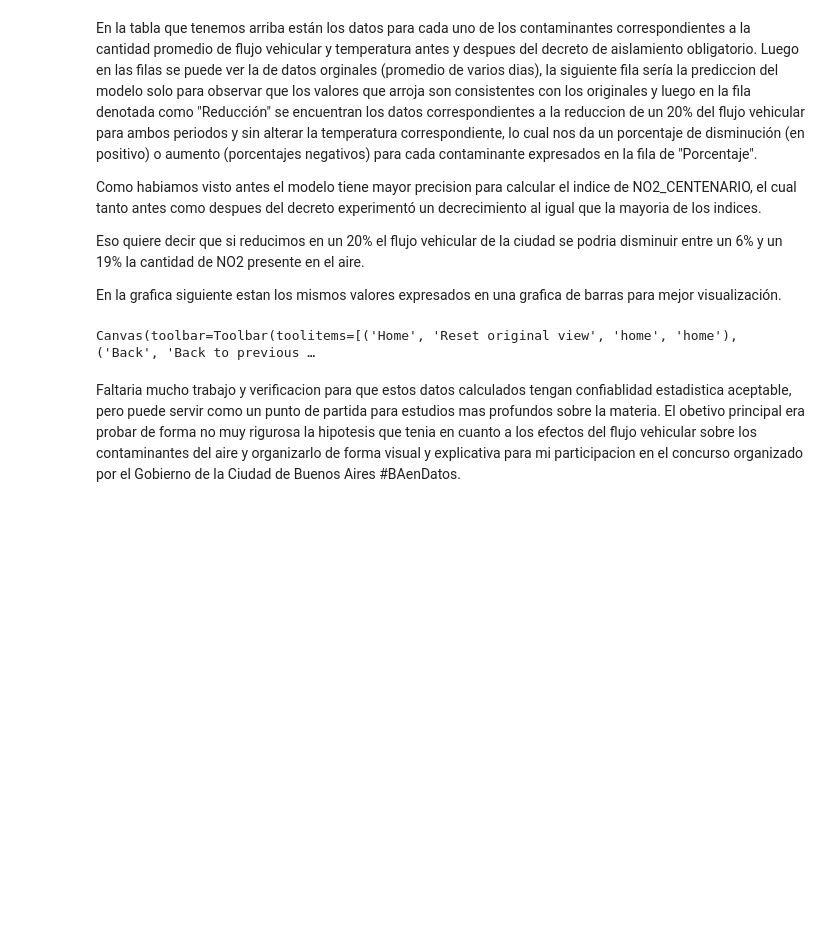
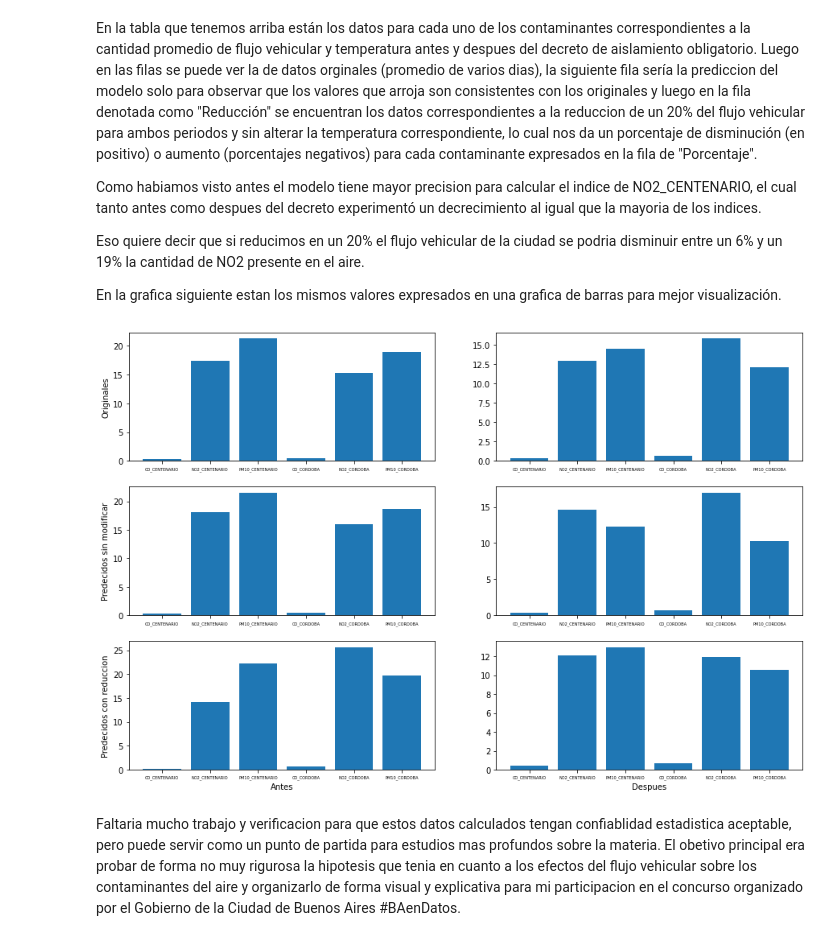
Before and after one commit to luisandres248/BAenDatos, a Jupyter notebook: Calidad_del_aire_BAenDatos.ipynb, the cells around one changed output. Drawn from its saved outputs; the diff is of its cells as text; code cells hidden in the pictures; blank space fills up the shorter version.

```diff
--- a/Calidad_del_aire_BAenDatos.ipynb
+++ b/Calidad_del_aire_BAenDatos.ipynb
@@ -247,23 +246,23 @@ Eso quiere decir que si reducimos en un 20% el flujo vehicular de la ciudad se p
 
 En la grafica siguiente estan los mismos valores  expresados en una grafica de barras para mejor visualización.
 # %%
-fig, axes = plt.subplots(nrows=3, ncols=2, figsize=(10, 8))
+fig, axes = plt.subplots(nrows=3, ncols=2, figsize=(15, 10))
 
 axes[0,0].bar(columnas[1:-1],media_aire_antes)
 axes[0,0].set_ylabel('Originales')
 axes[0,1].bar(columnas[1:-1],media_aire_despues)
 axes[1,0].bar(columnas[1:-1],pred_antes[0])
 axes[1,0].set_ylabel('Predecidos sin modificar')
 axes[1,1].bar(columnas[1:-1],pred_despues[0])
 axes[2,0].bar(columnas[1:-1],pred_reduccion_antes[0])
 axes[2,0].set_ylabel('Predecidos con reduccion')
 axes[2,1].bar(columnas[1:-1],pred_reduccion_despues[0])
 axes[2,0].set_xlabel('Antes')
 axes[2,1].set_xlabel('Despues')
 for i,ax in axes :
     ax.tick_params(axis='x', which='major', labelsize=5,labelbottom='off' )
     i.tick_params(axis='x', which='major', labelsize=5,labelbottom='off' )
 # %% [output]
-Canvas(toolbar=Toolbar(toolitems=[('Home', 'Reset original view', 'home', 'home'), ('Back', 'Back to previous …
+[figure, added]
 # %% [markdown]
 Faltaria mucho trabajo y verificacion para que estos datos calculados tengan confiablidad estadistica aceptable, pero puede servir como un punto de partida para estudios mas profundos sobre la materia. El obetivo principal era probar de forma no muy rigurosa la hipotesis que tenia en cuanto a los efectos del flujo vehicular sobre los contaminantes del aire y organizarlo de forma visual y explicativa para mi participacion en el concurso organizado por el Gobierno de la Ciudad de Buenos Aires #BAenDatos.
```
Also changed, not shown: parts of 6 cells of this notebook.
